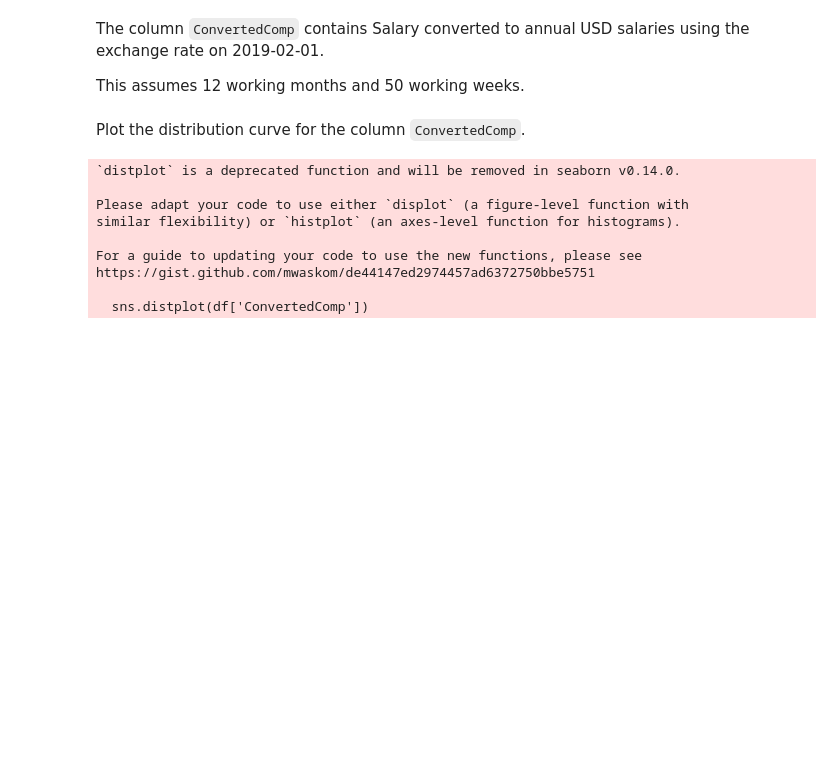
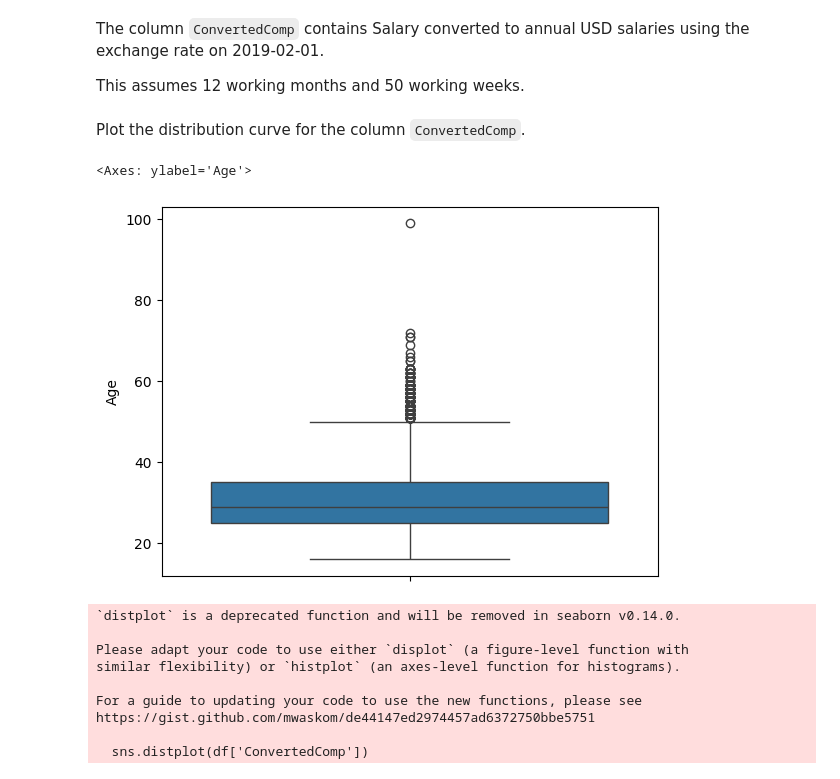
Before and after one commit to KirtlandRoss/DataAnalysisProjects, a Jupyter notebook: Captsone/Week3/M3ExploratoryDataAnalysis-lab.ipynb, the cells around one changed output. Drawn from its saved outputs; the diff is of its cells as text; code cells hidden in the pictures; blank space fills up the shorter version.

```diff
--- a/Captsone/Week3/M3ExploratoryDataAnalysis-lab.ipynb
+++ b/Captsone/Week3/M3ExploratoryDataAnalysis-lab.ipynb
@@ -67,6 +67,11 @@ The column `ConvertedComp` contains Salary converted to annual USD salaries usin
 This assumes 12 working months and 50 working weeks.
 # %% [markdown]
 Plot the distribution curve for the column `ConvertedComp`.
+# %%
+sns.boxplot(df['Age'])
+# %% [output]
+<Axes: ylabel='Age'>
+[figure, added]
 # %%
 
 sns.distplot(df['ConvertedComp'])
```
Also changed, not shown: parts of 5 cells of this notebook, 3 other files.
